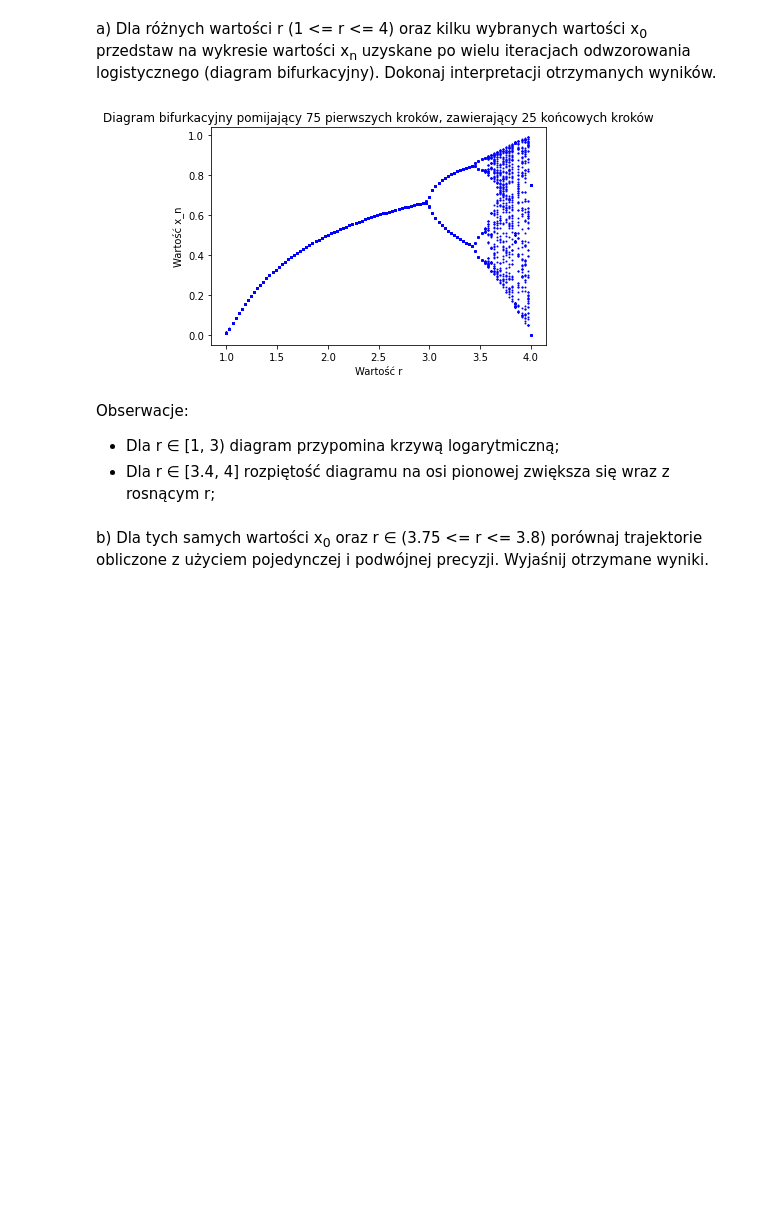
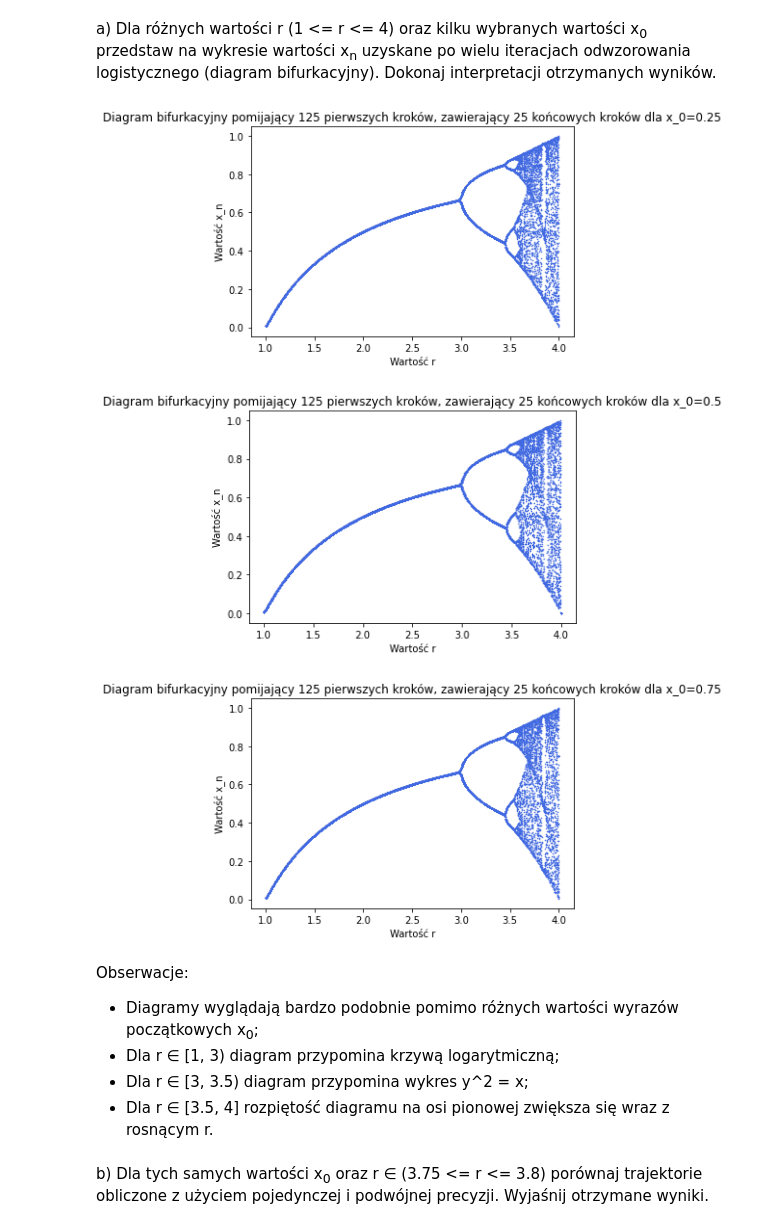
Before and after one commit to proman3419/AGH-WIET-INF-MOwNiT-2022, a Jupyter notebook: 1/1.ipynb, the cells around one changed output. Cells and saved outputs as stored; diff of their text form; code cells hidden in the pictures; blank space fills up the shorter version.

Commit message:
Improved the bifurcation diagram

```diff
--- a/1/1.ipynb
+++ b/1/1.ipynb
@@ -290,29 +290,38 @@ a) Dla różnych wartości r (1 <= r <= 4) oraz kilku wybranych wartości x<sub>
 na wykresie wartości x<sub>n</sub> uzyskane po wielu iteracjach odwzorowania logistycznego
 (diagram bifurkacyjny). Dokonaj interpretacji otrzymanych wyników.
 # %%
-def bifurcation_diagram(rs, x_0s, n_skip, n_plot):
+def bifurcation_diagram(rs, x_0, n_skip, n_plot):
+    R = [0] * n_plot
+    X = [0] * n_plot
     for r in rs:
-        for x_0 in x_0s:
-            x = x_0
-            for i in range(n_skip+n_plot):
-                if i >= n_skip:
-                    plt.scatter(r, x, color='blue', s=1)
-                x = logistic_map(r, x)
+        x = x_0
+        for i in range(n_skip+n_plot):
+            if i >= n_skip:
+                R[i-n_skip] = r
+                X[i-n_skip] = x
+            x = logistic_map(r, x)
+        plt.plot(R, X, marker='*', markersize=1, ls='', color='royalblue')
 
     plt.xlabel('Wartość r')
     plt.ylabel('Wartość x_n')
-    plt.title(f'Diagram bifurkacyjny pomijający {n_skip} pierwszych kroków, zawierający {n_plot} końcowych kroków')
+    plt.title(f'Diagram bifurkacyjny pomijający {n_skip} pierwszych kroków, zawierający {n_plot} końcowych kroków dla x_0={x_0}')
     plt.show()
 
-rs = np.linspace(1, 4, 10**2, dtype=np.float32)
+rs = np.linspace(1, 4, 10**3, dtype=np.float32)
 x_0s = np.linspace(0, 1, 5, dtype=np.float32)[1:-1] # [1:-1] ponieważ x_0 ∈ (0, 1), odrzucamy oba końce
-bifurcation_diagram(rs, x_0s, 75, 25)
+
+for x_0 in x_0s:
+    bifurcation_diagram(rs, x_0, 125, 25)
 # %% [output]
-[figure, old version]
+[figure, new version]
+[figure, added]
+[figure, added]
 # %% [markdown]
 Obserwacje:
+- Diagramy wyglądają bardzo podobnie pomimo różnych wartości wyrazów początkowych x<sub>0</sub>;
 - Dla r ∈ [1, 3) diagram przypomina krzywą logarytmiczną;
-- Dla r ∈ [3.4, 4] rozpiętość diagramu na osi pionowej zwiększa się wraz z rosnącym r;
+- Dla r ∈ [3, 3.5) diagram przypomina wykres y^2 = x;
+- Dla r ∈ [3.5, 4] rozpiętość diagramu na osi pionowej zwiększa się wraz z rosnącym r.
 # %% [markdown]
 b) Dla tych samych wartości x<sub>0</sub> oraz r ∈ (3.75 <= r <= 3.8) porównaj trajektorie obliczone
 z użyciem pojedynczej i podwójnej precyzji. Wyjaśnij otrzymane wyniki.
```
Also changed, not shown: parts of 4 cells of this notebook.
